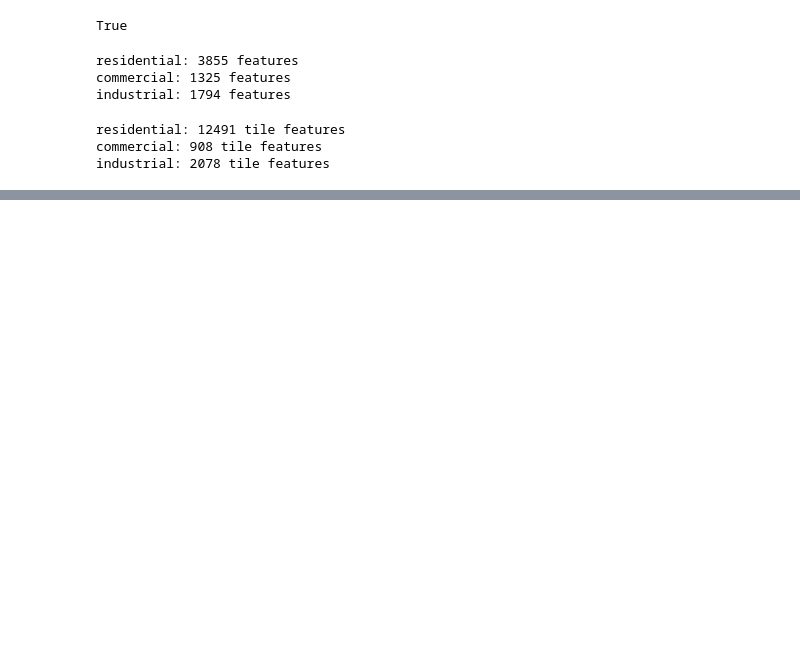
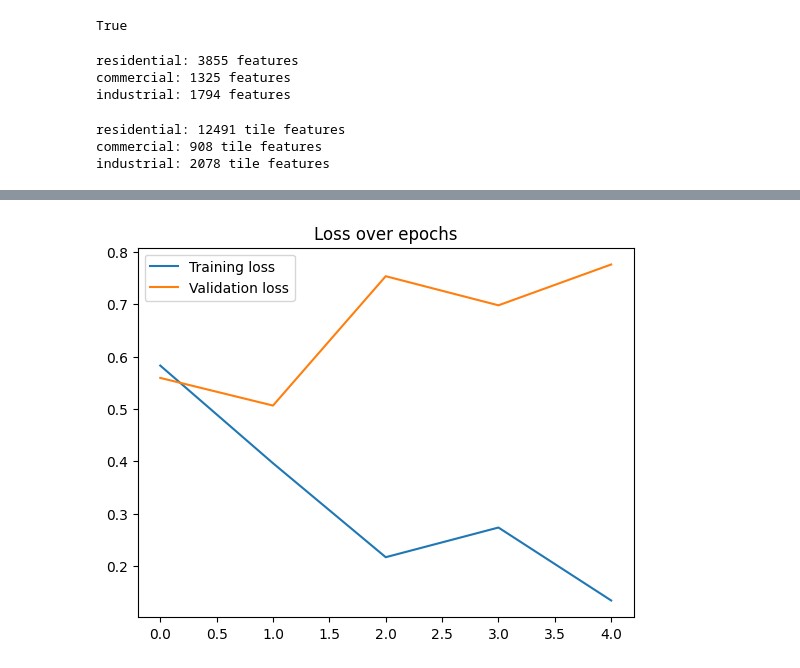
Before and after one commit to iboates/classify-satellite-images, a Jupyter notebook: landuse_classification.ipynb, the cells around one changed output, grey strips where cells are left out. Saved outputs shown, nothing was run; the diff lists cells and outputs as text; code cells hidden in the pictures; blank space fills up the shorter version.

```diff
--- a/landuse_classification.ipynb
+++ b/landuse_classification.ipynb
@@ -67,7 +85,7 @@ for lc_class in LC_CLASSES:
                     "geom": b
                 })
 
-    tile_gdfs[lc_class] = gpd.GeoDataFrame(tile_features[lc_class], geometry="geom", crs="EPSG:4326")
+    tile_gdfs[lc_class] = gpd.GeoDataFrame(tile_features[lc_class], geometry="geom", crs="EPSG:4326").head(MAX_TILES_PER_CLASS)
     with engine.connect() as conn:
         tile_gdfs[lc_class].to_postgis(f"{lc_class}_tiles", conn, if_exists="replace")
 
@@ -79,0 +188,20 @@ industrial: 2078 tile features
+# %%
+class SimpleLandUseClassifer(nn.Module):
+    def __init__(self, num_classes=3):
+        super(SimpleLandUseClassifer, self).__init__()
+        # Where we define all the parts of the model
+        self.base_model = timm.create_model('efficientnet_b0', pretrained=True)
+        self.features = nn.Sequential(*list(self.base_model.children())[:-1])
+
+        enet_out_size = 1280
+        # Make a classifier
+        self.classifier = nn.Sequential(
+            nn.Flatten(),
+            nn.Linear(enet_out_size, num_classes)
+        )
+
+    def forward(self, x):
+        # Connect these parts and return the output
+        x = self.features(x)
+        output = self.classifier(x)
+        return output
@@ -79,0 +215,17 @@ industrial: 2078 tile features
+# %%
+transform = transforms.Compose([
+    transforms.Resize((128, 128)),
+    transforms.ToTensor(),
+])
+
+train_folder = 'data2/training/'
+valid_folder = 'data2//validation/'
+# test_folder = '../input/cards-image-datasetclassification/test/'
+
+train_dataset = WMTSImageDataset(train_folder, transform=transform)
+val_dataset = WMTSImageDataset(valid_folder, transform=transform)
+# test_dataset = PlayingCardDataset(test_folder, transform=transform)
+
+train_loader = DataLoader(train_dataset, batch_size=32, shuffle=True)
+val_loader = DataLoader(val_dataset, batch_size=32, shuffle=False)
+# test_loader = DataLoader(val_dataset, batch_size=32, shuffle=False)
@@ -79,0 +282,8 @@ industrial: 2078 tile features
+# %%
+plt.plot(train_losses, label='Training loss')
+plt.plot(val_losses, label='Validation loss')
+plt.legend()
+plt.title("Loss over epochs")
+plt.show()
+# %% [output]
+[figure, added]
```
Also changed, not shown: parts of 8 cells of this notebook, 3 other files.
